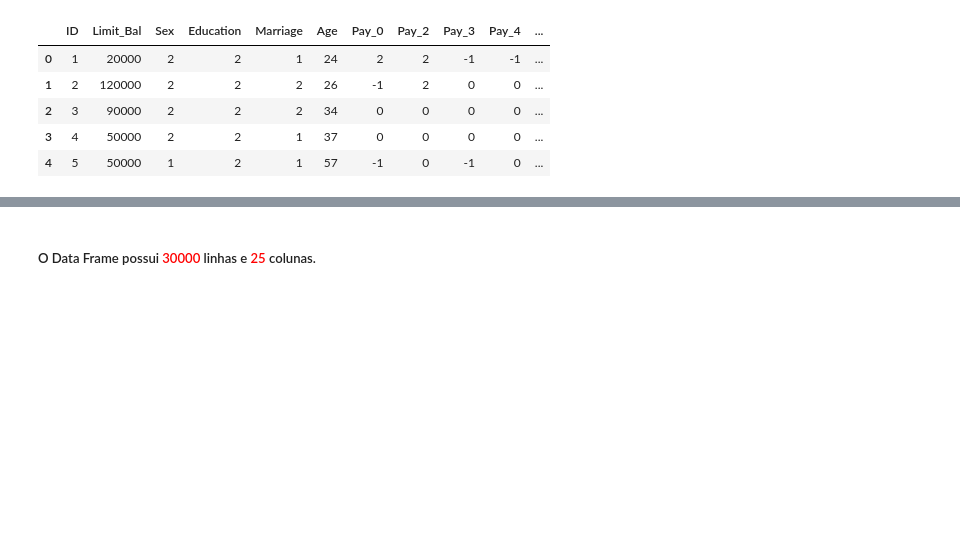
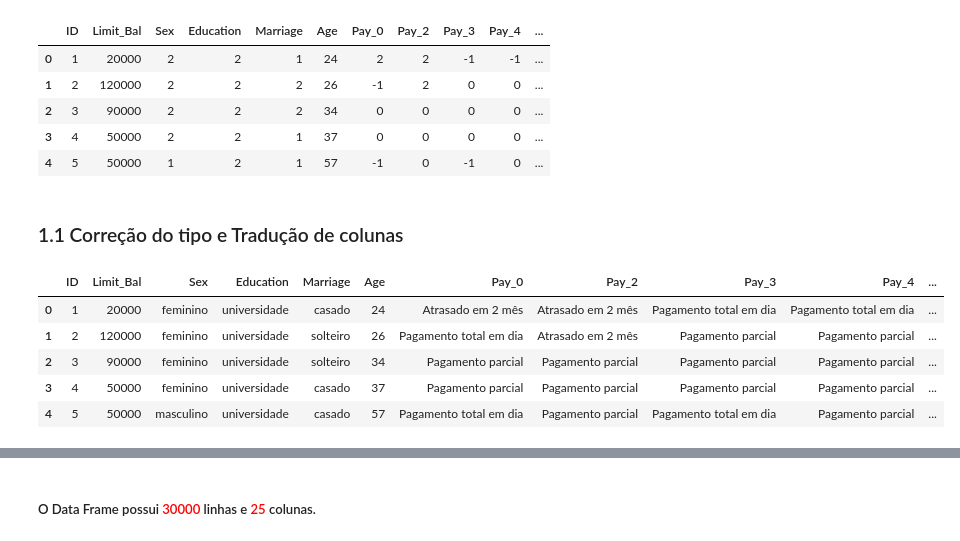
Before and after one commit to IgorPrGv/Avanti-Bootcamp-CienciaDeDados, a Jupyter notebook: notebooks/01-exploratory_data_analysis.ipynb, the cells around one changed output, grey strips where cells are left out. Drawn from its saved outputs; the diff is of its cells as text; code cells hidden in the pictures; blank space fills up the shorter version.

```diff
--- a/notebooks/01-exploratory_data_analysis.ipynb
+++ b/notebooks/01-exploratory_data_analysis.ipynb
@@ -27,3 +27,42 @@ df.head()
 | 2 | 3 | 90000 | 2 | 2 | 2 | 34 | 0 | 0 | 0 | 0 | ... |
 | 3 | 4 | 50000 | 2 | 2 | 1 | 37 | 0 | 0 | 0 | 0 | ... |
 | 4 | 5 | 50000 | 1 | 2 | 1 | 57 | -1 | 0 | -1 | 0 | ... |
+# %% [markdown]
+### 1.1 Correção do tipo e Tradução de colunas
+# %%
+sex_mapping = {1: "masculino", 2: "feminino"}
+education_mapping = {1: "pós-graduação", 2: "universidade", 3: "ensino médio", 4: "outros"}
+marriage_mapping = {1: "casado", 2: "solteiro", 3: "outros"}
+pay_mapping = {-2: 'Fatura total paga', -1: 'Pagamento total em dia', 0: 'Pagamento parcial', 1: 'Atrasado em 1 mês', 2: 'Atrasado em 2 mês',  3: 'Atrasado em 3 mês', 4: 'Atrasado em 4 mês', 5: 'Atrasado em 5 mês', 6: 'Atrasado em 6 mês', 7: 'Atrasado em 7 mês', 8: 'Atrasado em 8 mês', 9: 'Atrasado em 9 meses ou mais'}
+default_payment_mapping = {0: "nao", 1: "sim"}
+
+df["Sex"] = pd.to_numeric(df["Sex"])
+df["Education"] = pd.to_numeric(df["Education"])
+df["Marriage"] = pd.to_numeric(df["Marriage"])
+df["Pay_0"] = pd.to_numeric(df["Pay_0"])
+df["Pay_2"] = pd.to_numeric(df["Pay_2"])
+df["Pay_3"] = pd.to_numeric(df["Pay_3"])
+df["Pay_4"] = pd.to_numeric(df["Pay_4"])
+df["Pay_5"] = pd.to_numeric(df["Pay_5"])
+df["Pay_6"] = pd.to_numeric(df["Pay_6"])
+df["default payment next month"] = pd.to_numeric(df["default payment next month"])
+
+df["Sex"] = df["Sex"].map(sex_mapping)
+df["Education"] = df["Education"].map(education_mapping)
+df["Marriage"] = df["Marriage"].map(marriage_mapping)
+df["Pay_0"] = df["Pay_0"].map(pay_mapping)
+df["Pay_2"] = df["Pay_2"].map(pay_mapping)
+df["Pay_3"] = df["Pay_3"].map(pay_mapping)
+df["Pay_4"] = df["Pay_4"].map(pay_mapping)
+df["Pay_5"] = df["Pay_5"].map(pay_mapping)
+df["Pay_6"] = df["Pay_6"].map(pay_mapping)
+df["default payment next month"] = df["default payment next month"].map(default_payment_mapping)
+
+df.head()
+# %% [output]
+|  | ID | Limit_Bal | Sex | Education | Marriage | Age | Pay_0 | Pay_2 | Pay_3 | Pay_4 | ... |
+| 0 | 1 | 20000 | feminino | universidade | casado | 24 | Atrasado em 2 mês | Atrasado em 2 mês | Pagamento total em dia | Pagamento total em dia | ... |
+| 1 | 2 | 120000 | feminino | universidade | solteiro | 26 | Pagamento total em dia | Atrasado em 2 mês | Pagamento parcial | Pagamento parcial | ... |
+| 2 | 3 | 90000 | feminino | universidade | solteiro | 34 | Pagamento parcial | Pagamento parcial | Pagamento parcial | Pagamento parcial | ... |
+| 3 | 4 | 50000 | feminino | universidade | casado | 37 | Pagamento parcial | Pagamento parcial | Pagamento parcial | Pagamento parcial | ... |
+| 4 | 5 | 50000 | masculino | universidade | casado | 57 | Pagamento total em dia | Pagamento parcial | Pagamento total em dia | Pagamento parcial | ... |
```
Also changed, not shown: parts of 8 cells of this notebook.
